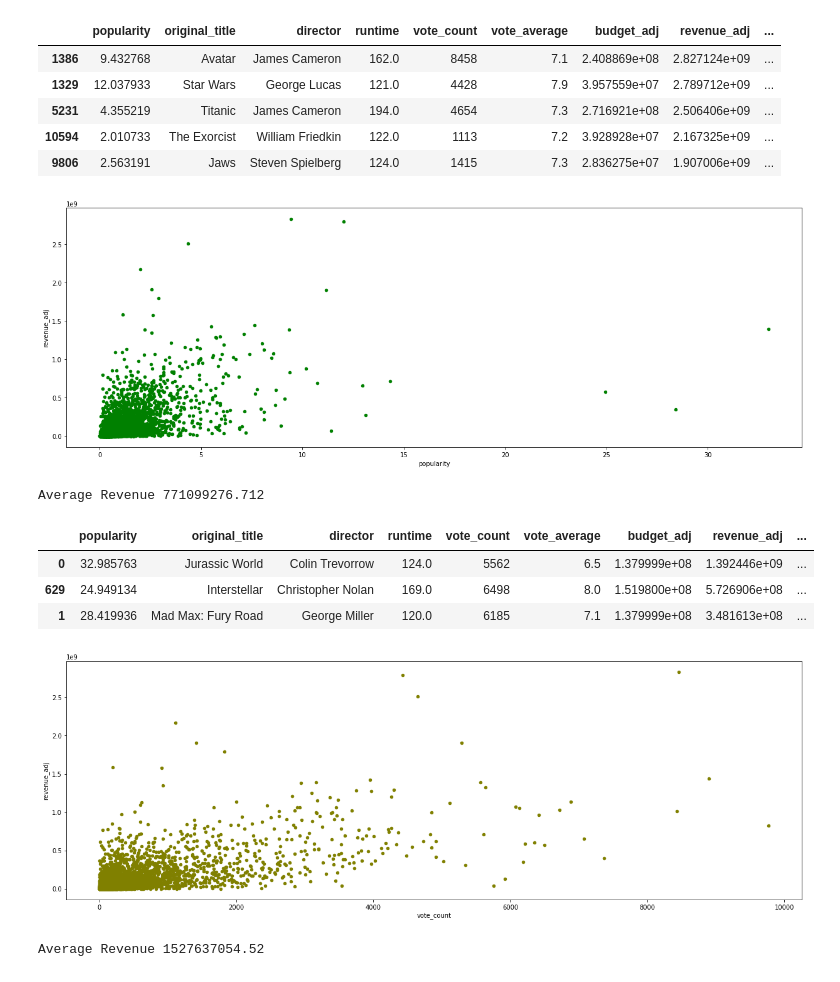
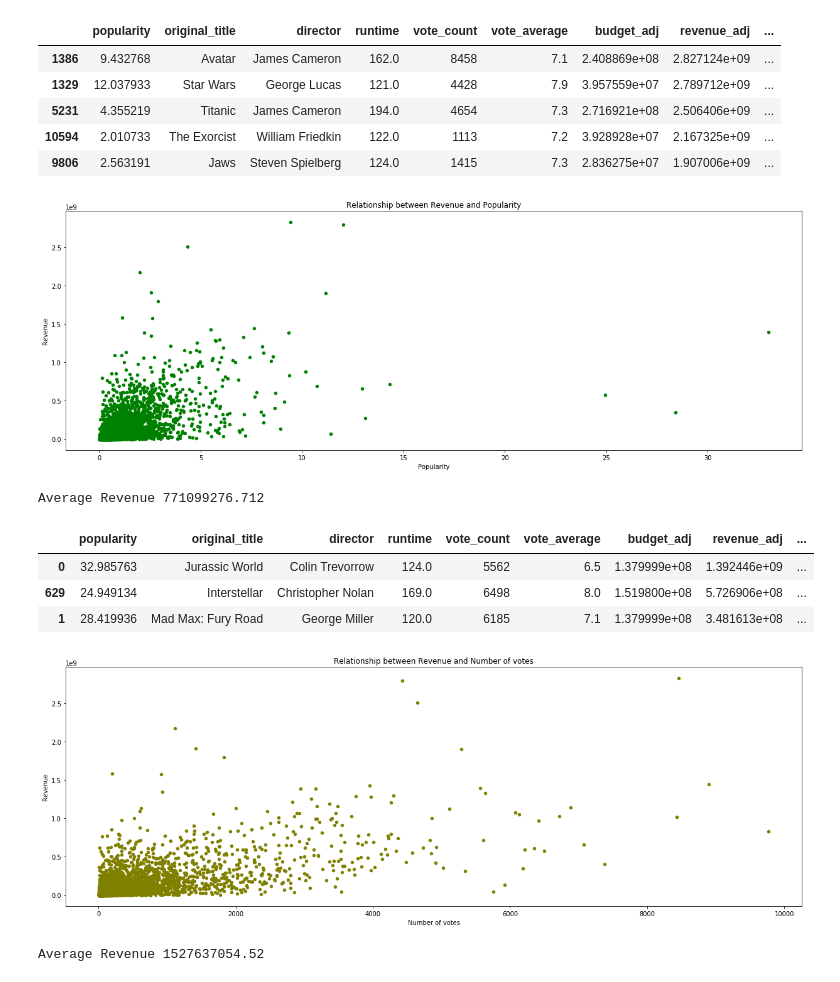
Before and after one commit to alexachmel/Investigate-a-Dataset, a Jupyter notebook: Investigate_a_Dataset.ipynb, the cells around one changed output. Saved outputs shown, nothing was run; the diff lists cells and outputs as text; code cells hidden in the pictures.

```diff
--- a/Investigate_a_Dataset.ipynb
+++ b/Investigate_a_Dataset.ipynb
@@ -754,9 +764,12 @@ revenue_df.head()
 # %%
 revenue_df[['popularity', 'revenue_adj']].plot(kind='scatter', x='popularity', y='revenue_adj', figsize=(21,7),
                                                 color='green')
+plt.xlabel('Popularity')
+plt.ylabel('Revenue')
+plt.title('Relationship between Revenue and Popularity')
 plt.show()
 # %% [output]
-[figure, old version]
+[figure, new version]
 # %%
 print('Average Revenue', revenue_df[revenue_df.popularity > 20].revenue_adj.mean())
 revenue_df[revenue_df.popularity > 20]
@@ -769,9 +782,12 @@ Average Revenue 771099276.712
 # %%
 revenue_df[['vote_count', 'revenue_adj']].plot(kind='scatter', x='vote_count', y='revenue_adj', figsize=(21,7),
                                               color='olive')
+plt.xlabel('Number of votes')
+plt.ylabel('Revenue')
+plt.title('Relationship between Revenue and Number of votes')
 plt.show()
 # %% [output]
-[figure, old version]
+[figure, new version]
 # %%
 print('Average Revenue', revenue_df[revenue_df.vote_count > 8000].revenue_adj.mean())
 revenue_df[revenue_df.vote_count > 8000]
```
Also changed, not shown: parts of 20 cells of this notebook, 2 other files.
